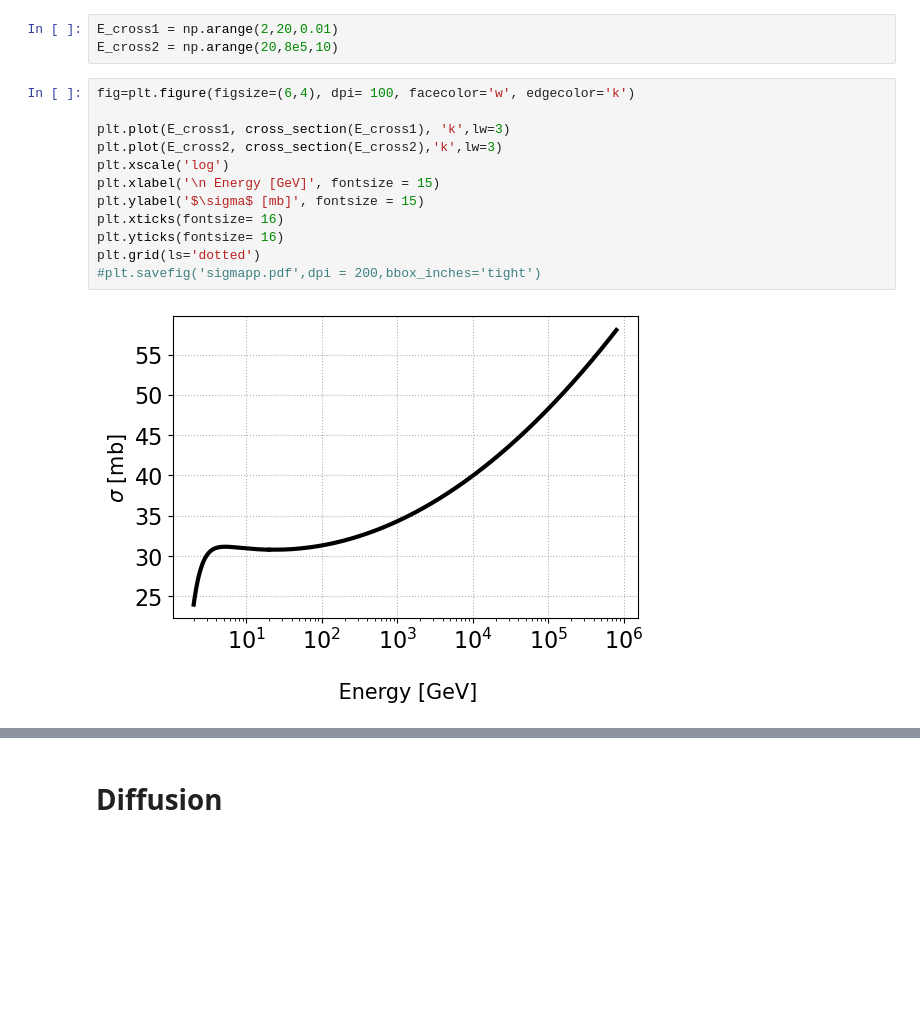
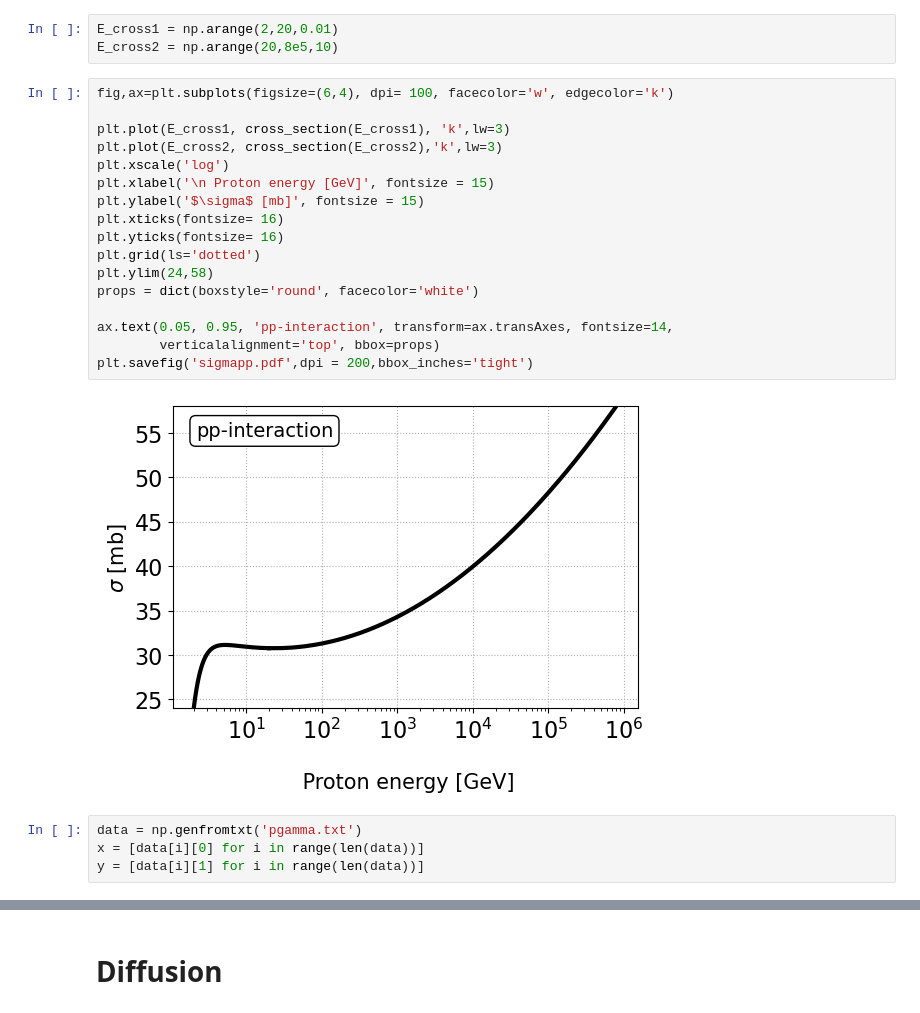
Before and after one commit to YarnoMerckx/u-lirg-timescale-analysis, a Jupyter notebook: Timescale.ipynb, the cells around one changed output, grey strips where cells are left out. Cells and saved outputs as stored; diff of their text form; blank space fills up the shorter version.

```diff
--- a/Timescale.ipynb
+++ b/Timescale.ipynb
@@ -18,16 +18,25 @@ def cross_section(E):
 E_cross1 = np.arange(2,20,0.01)
 E_cross2 = np.arange(20,8e5,10)
 # %%
-fig=plt.figure(figsize=(6,4), dpi= 100, facecolor='w', edgecolor='k')
+fig,ax=plt.subplots(figsize=(6,4), dpi= 100, facecolor='w', edgecolor='k')
 
 plt.plot(E_cross1, cross_section(E_cross1), 'k',lw=3)
 plt.plot(E_cross2, cross_section(E_cross2),'k',lw=3)
 plt.xscale('log')
-plt.xlabel('\n Energy [GeV]', fontsize = 15)
+plt.xlabel('\n Proton energy [GeV]', fontsize = 15)
 plt.ylabel('$\sigma$ [mb]', fontsize = 15)
 plt.xticks(fontsize= 16)
 plt.yticks(fontsize= 16)
 plt.grid(ls='dotted')
-#plt.savefig('sigmapp.pdf',dpi = 200,bbox_inches='tight')
+plt.ylim(24,58)
+props = dict(boxstyle='round', facecolor='white')
+
+ax.text(0.05, 0.95, 'pp-interaction', transform=ax.transAxes, fontsize=14,
+        verticalalignment='top', bbox=props)
+plt.savefig('sigmapp.pdf',dpi = 200,bbox_inches='tight')
 # %% [output]
-[figure, old version]
+[figure, new version]
+# %%
+data = np.genfromtxt('pgamma.txt')
+x = [data[i][0] for i in range(len(data))]
+y = [data[i][1] for i in range(len(data))]
```
Also changed, not shown: parts of 2 cells of this notebook, 2 other files.
